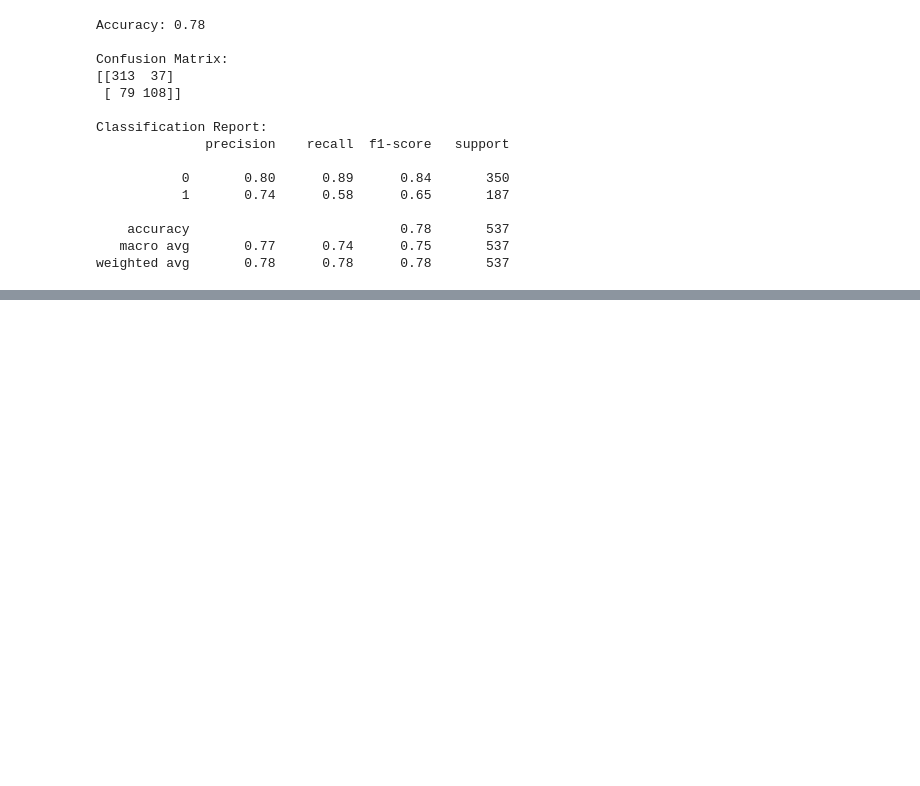
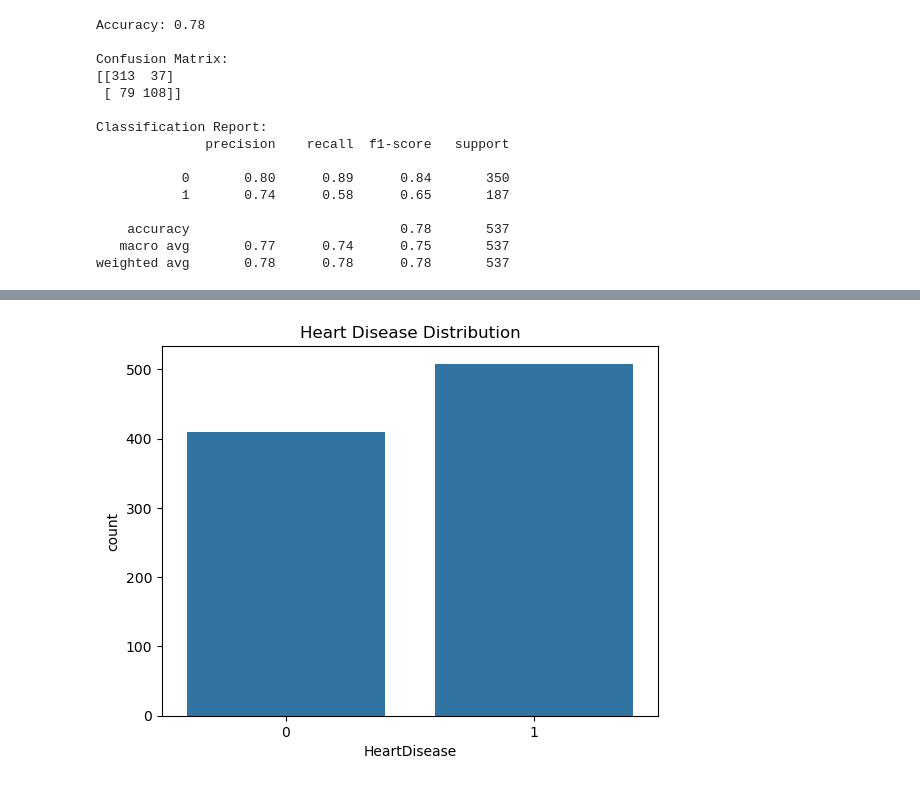
Before and after one commit to srinidhireddy786/Machine-Learning, a Jupyter notebook: Regression.ipynb, the cells around one changed output, grey strips where cells are left out. Saved outputs shown, nothing was run; the diff lists cells and outputs as text; code cells hidden in the pictures; blank space fills up the shorter version.

```diff
--- a/Regression.ipynb
+++ b/Regression.ipynb
@@ -468,0 +505,2 @@ weighted avg       0.78      0.78      0.78       537
+# %%
+df=pd.read_csv('heart.csv')
@@ -468,0 +566,5 @@ weighted avg       0.78      0.78      0.78       537
+# %%
+num_cols = df.select_dtypes(include=np.number).columns
+
+for col in num_cols:
+    df[col].fillna(df[col].median(), inplace=True)
@@ -468,0 +578,5 @@ weighted avg       0.78      0.78      0.78       537
+# %%
+cat_cols = df.select_dtypes(include='object').columns
+
+for col in cat_cols:
+    df[col].fillna(df[col].mode()[0], inplace=True)
@@ -468,0 +606,9 @@ weighted avg       0.78      0.78      0.78       537
+# %%
+import seaborn as sns
+import matplotlib.pyplot as plt
+
+sns.countplot(x='HeartDisease', data=df)
+plt.title("Heart Disease Distribution")
+plt.show()
+# %% [output]
+[figure, added]
```
Also changed, not shown: parts of 29 cells of this notebook, 2 other files.
